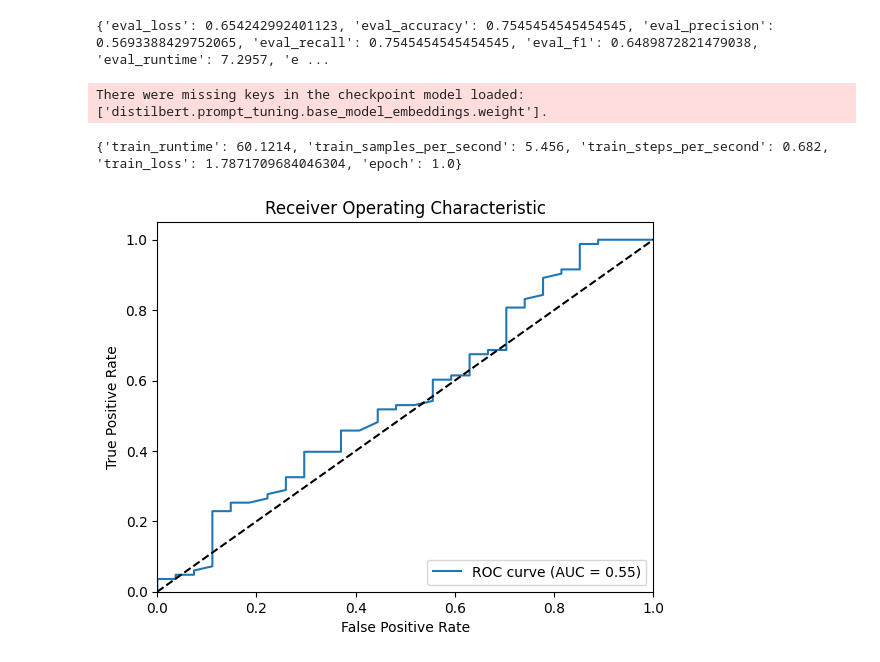
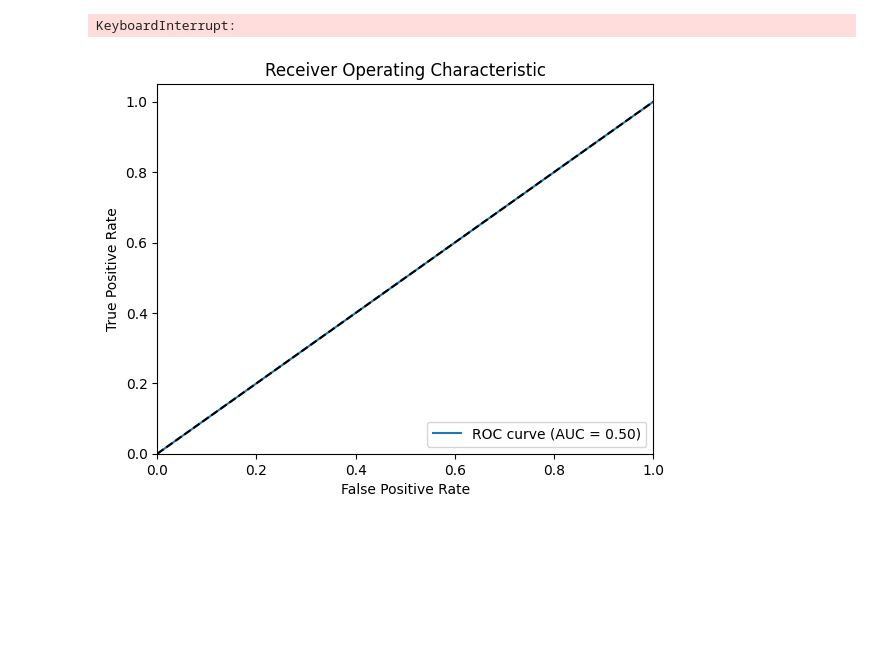
Before and after one commit to Hajuj/Applying-Enhanced-LLMs-to-Financial-Reports, a Jupyter notebook: adapter_list.ipynb, the cells around one changed output. Saved outputs shown, nothing was run; the diff lists cells and outputs as text; code cells hidden in the pictures; blank space fills up the shorter version.

```diff
--- a/adapter_list.ipynb
+++ b/adapter_list.ipynb
@@ -13,7 +13,7 @@ warnings.filterwarnings('ignore')
 
 # List of [model_name, adapter_name, column_name] combinations
 combinations = [
-    ["bardsai/finance-sentiment-pl-fast", True, 'BullsList'],
+    ["ahmedrachid/FinancialBERT-Sentiment-Analysis", True, 'AnalystNoteList'],
     # Add more combinations as needed
 ]
 
@@ -29,19 +29,26 @@ for model_name, adapter, column_name in combinations:
     model.build_model()
 
     # Train the model
-    model.train(train_df, eval_df, epochs=1, batch_size=8, learning_rate=2e-2, seed=42, save_model=False)
-
-# Load the true labels
-eval_df = pd.read_csv('1. data/final/test.csv')
-true_labels = eval_df['Label']
-
-# Create an instance of ModelEvaluator
-evaluator = ModelEvaluator(true_labels, combinations)
-
-# Evaluate the models
-evaluator.evaluate()
+    model.train(train_df, eval_df, epochs=1, batch_size=6, learning_rate=2e-1, seed=42, save_model=False)
 # %% [output]
-{'eval_loss': 0.654242992401123, 'eval_accuracy': 0.7545454545454545, 'eval_precision': 0.5693388429752065, 'eval_recall': 0.7545454545454545, 'eval_f1': 0.6489872821479038, 'eval_runtime': 7.2957, 'e ...
+KeyboardInterrupt:
-There were missing keys in the checkpoint model loaded: ['distilbert.prompt_tuning.base_model_embeddings.weight'].
-{'train_runtime': 60.1214, 'train_samples_per_second': 5.456, 'train_steps_per_second': 0.682, 'train_loss': 1.7871709684046304, 'epoch': 1.0}
-[figure, removed]
+# %%
+import pandas as pd
+from evaluate_model import ModelEvaluator
+# Load the true labels
+
+combinations = [
+    ["ahmedrachid/FinancialBERT-Sentiment-Analysis", True, 'AnalystNoteList']
+    # Add more combinations as needed
+]
+
+eval_df = pd.read_csv('1. data/final/test.csv')
+true_labels = eval_df['Label']
+
+# Create an instance of ModelEvaluator
+evaluator = ModelEvaluator(true_labels, combinations)
+
+# Evaluate the models
+evaluator.evaluate()
+# %% [output]
+[figure, added]
```
Also changed, not shown: 9 other files.
